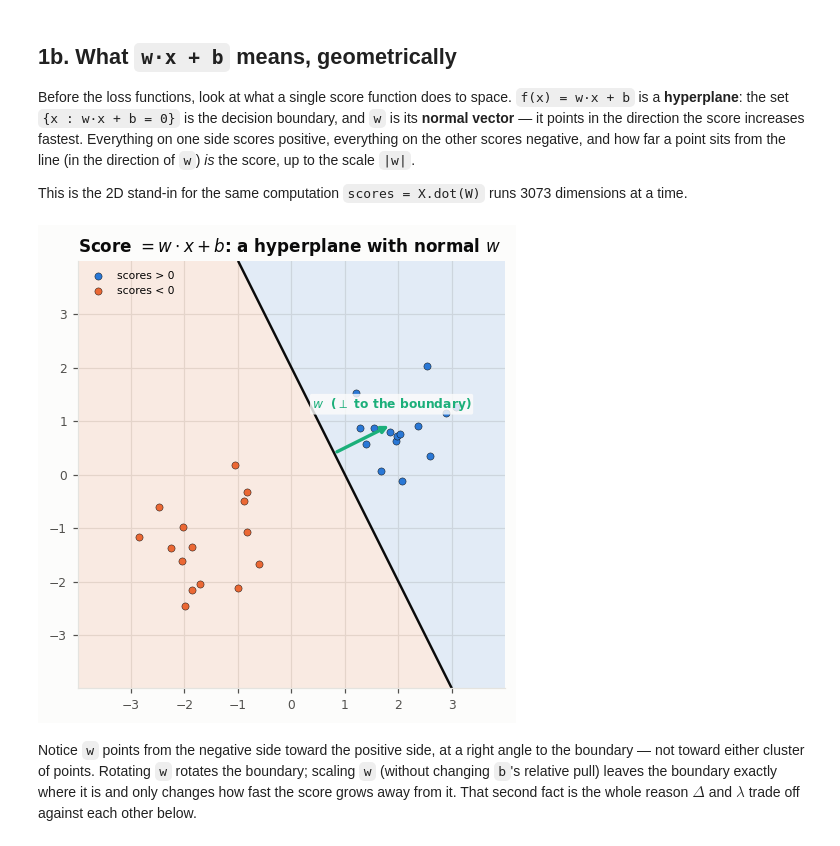
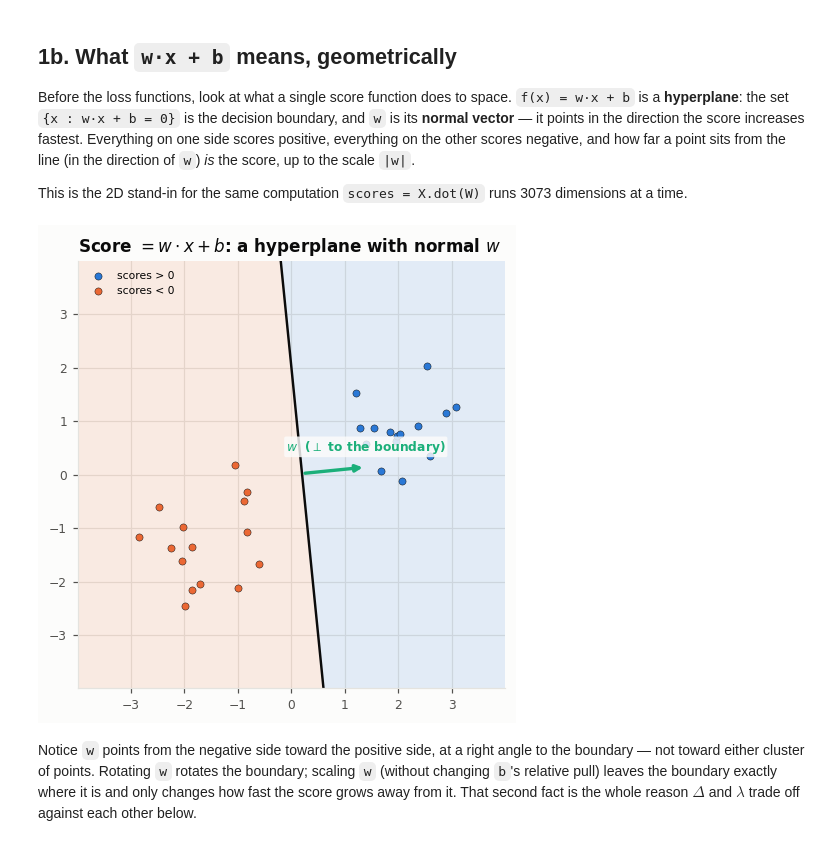
Before and after one commit to vineshsou/Computer_vision_Notebook, a Jupyter notebook: 02_linear_classifiers_svm_softmax.ipynb, the cells around one changed output. Drawn from its saved outputs; the diff is of its cells as text; code cells hidden in the pictures.

```diff
--- a/02_linear_classifiers_svm_softmax.ipynb
+++ b/02_linear_classifiers_svm_softmax.ipynb
@@ -97,17 +97,17 @@ This is the 2D stand-in for the same computation `scores = X.dot(W)` runs 3073
 dimensions at a time.
 # %%
 geo_rng = np.random.RandomState(3)
-w_demo2d = np.array([1.0, 0.5])
+w_demo2d = np.array([5.0, 0.5])
 b_demo2d = -1.0
 
 Xg = np.concatenate([geo_rng.randn(15, 2) * 0.6 + [2.0, 1.0],
                      geo_rng.randn(15, 2) * 0.6 + [-1.5, -1.0]])
 yg = np.concatenate([np.zeros(15, dtype=int), np.ones(15, dtype=int)])
 
 plot_score_geometry(w_demo2d, b_demo2d, X=Xg, y=yg, class_names=['scores > 0', 'scores < 0'])
 plt.show()
 # %% [output]
-[figure, old version]
+[figure, new version]
 # %% [markdown]
 Notice `w` points from the negative side toward the positive side, at a right
 angle to the boundary — not toward either cluster of points. Rotating `w`
```
Also changed, not shown: parts of 6 cells of this notebook.
